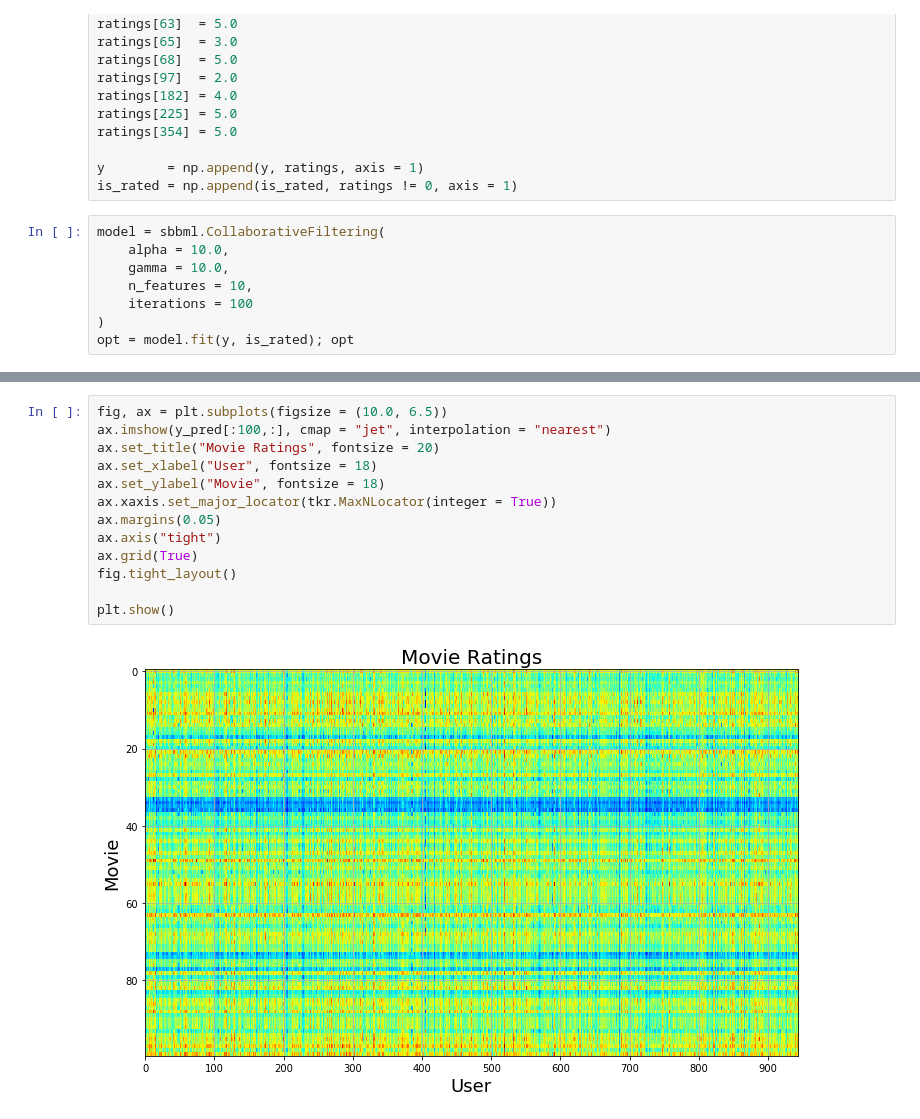
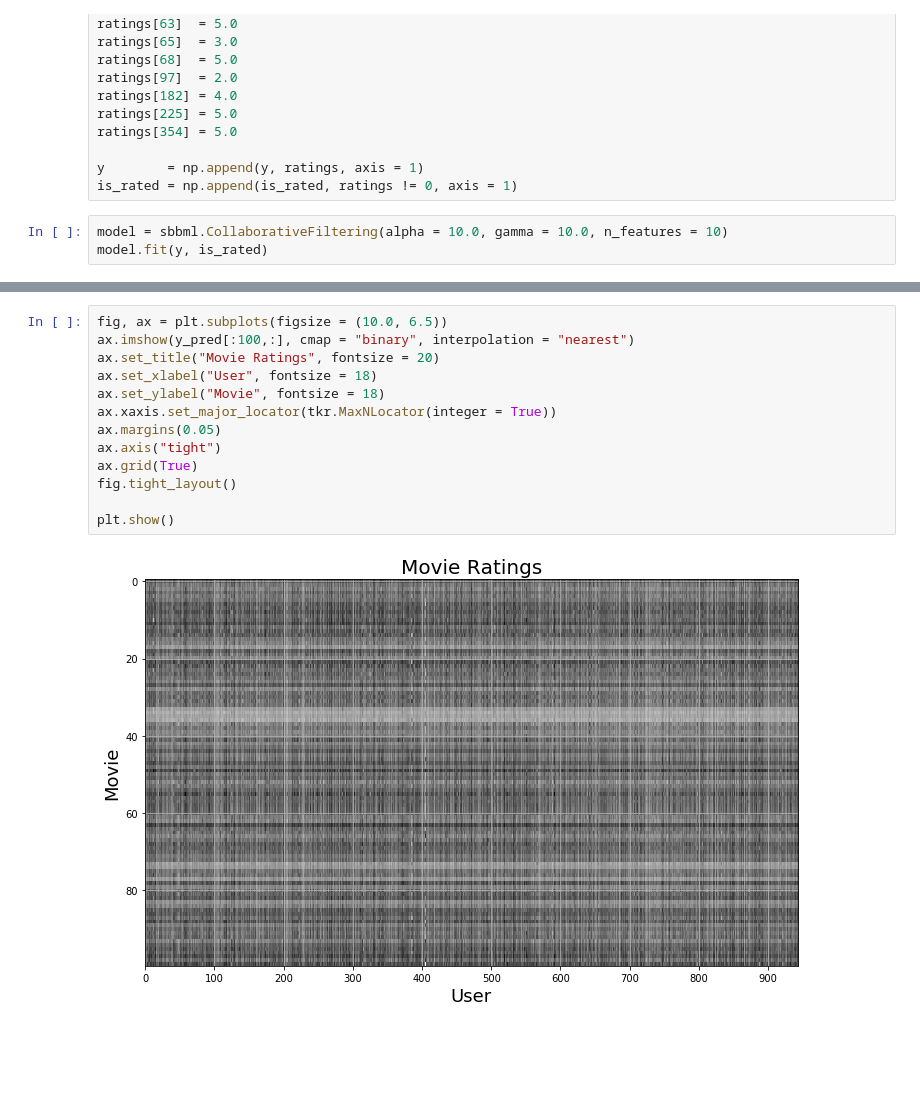
Before and after one commit to noelnamai/machine-learning, a Jupyter notebook: recommender-systems.ipynb, the cells around one changed output, grey strips where cells are left out. Saved outputs shown, nothing was run; the diff lists cells and outputs as text; blank space fills up the shorter version.

```diff
--- a/recommender-systems.ipynb
+++ b/recommender-systems.ipynb
@@ -107,11 +107,6 @@ ratings[354] = 5.0
 y        = np.append(y, ratings, axis = 1)
 is_rated = np.append(is_rated, ratings != 0, axis = 1)
 # %%
-model = sbbml.CollaborativeFiltering(
-    alpha = 10.0,
-    gamma = 10.0,
-    n_features = 10,
-    iterations = 100
-)
-opt = model.fit(y, is_rated); opt
+model = sbbml.CollaborativeFiltering(alpha = 10.0, gamma = 10.0, n_features = 10)
+model.fit(y, is_rated)
 # %% [output]
@@ -160,15 +155,15 @@ pd.DataFrame(pred_movies)
 # %%
 fig, ax = plt.subplots(figsize = (10.0, 6.5))
-ax.imshow(y_pred[:100,:], cmap = "jet", interpolation = "nearest")
+ax.imshow(y_pred[:100,:], cmap = "binary", interpolation = "nearest")
 ax.set_title("Movie Ratings", fontsize = 20)
 ax.set_xlabel("User", fontsize = 18)
 ax.set_ylabel("Movie", fontsize = 18)
 ax.xaxis.set_major_locator(tkr.MaxNLocator(integer = True))
 ax.margins(0.05)
 ax.axis("tight")
 ax.grid(True)
 fig.tight_layout()
 
 plt.show()
 # %% [output]
-[figure, old version]
+[figure, new version]
```
Also changed, not shown: parts of 3 cells of this notebook, 3 other files.
